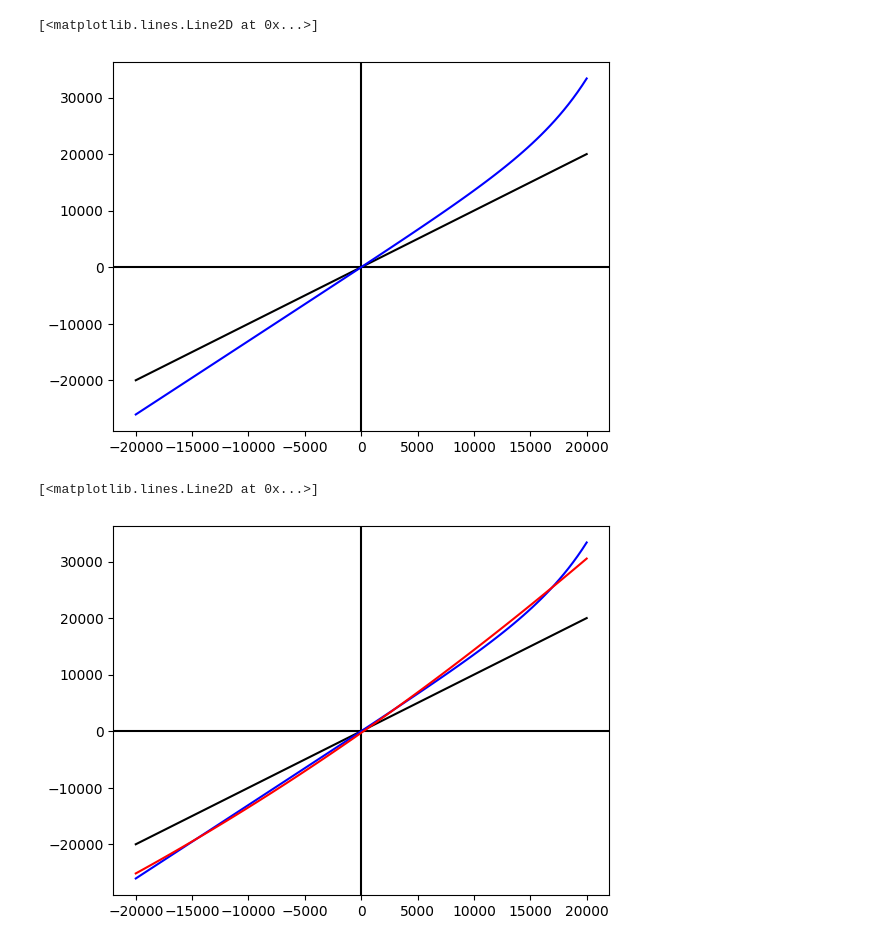
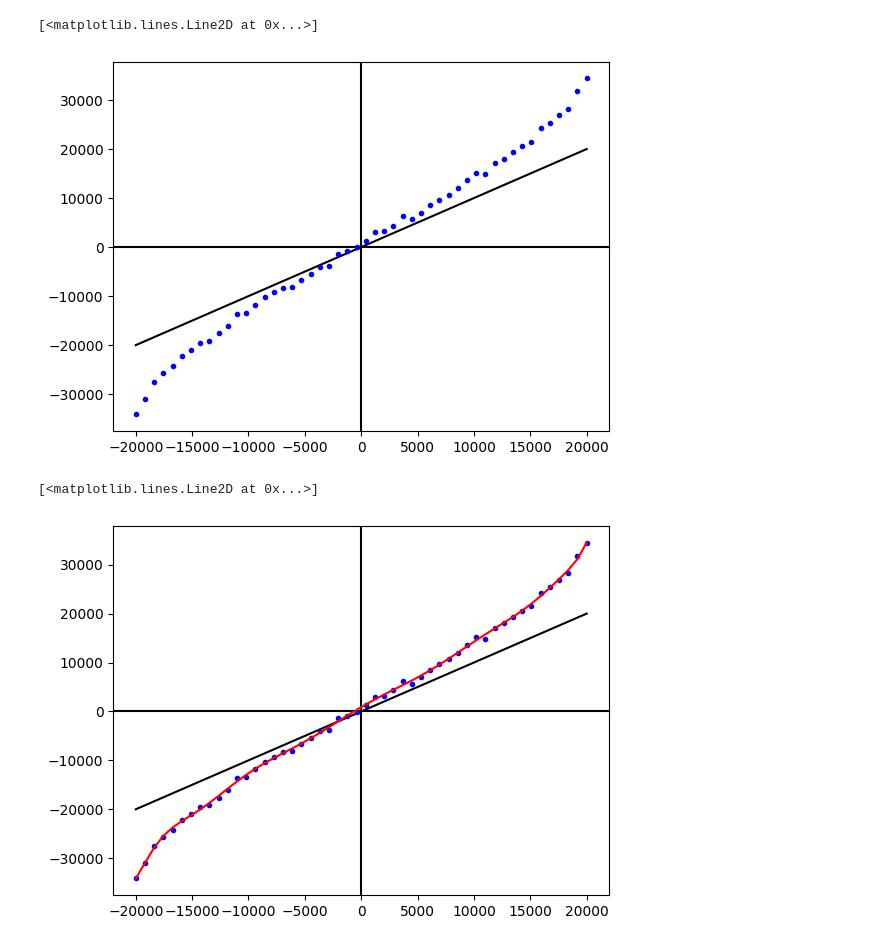
Before and after one commit to stefanschell/playground, a Jupyter notebook: playground.ipynb, the cells around one changed output. Saved outputs shown, nothing was run; the diff lists cells and outputs as text; code cells hidden in the pictures.

```diff
--- a/playground.ipynb
+++ b/playground.ipynb
@@ -5,27 +5,41 @@ import matplotlib.pyplot as plt
 # %%
 x_min = -20000
 x_max = +20000
-x_num = 100
+x_num = 50
+
 xV = np.linspace(x_min, x_max, x_num)
 # %%
 m = 1.3
+b = 500
+
 a = 50
 T = 4000
-yV =  m * xV + a * (np.exp(xV/T) - 1)
+
+n = 500
+
+yV_lin = m * xV + b
+yV_exp = np.sign(xV) * a * (np.exp(abs(xV)/T) - 1)
+yV_noi = n * np.random.normal(size=xV.size)
+
+yV = yV_lin + yV_exp + yV_noi
+
 plt.axvline(x=0, color='k')
 plt.axhline(y=0, color='k')
-plt.plot(xV, xV, 'xk')
-plt.plot(xV, yV, 'b')
+plt.plot(xV, xV, 'k')
+plt.plot(xV, yV, '.b')
 # %% [output]
 [<matplotlib.lines.Line2D at 0x...>]
-[figure, old version]
+[figure, new version]
 # %%
-f = np.poly1d(np.polyfit(xV, yV, deg=2))
+deg = 13
+
+f = np.poly1d(np.polyfit(xV, yV, deg=deg))
+
 plt.axvline(x=0, color='k')
 plt.axhline(y=0, color='k')
 plt.plot(xV, xV, 'k')
-plt.plot(xV, yV, 'b')
+plt.plot(xV, yV, '.b')
 plt.plot(xV, f(xV), 'r')
 # %% [output]
 [<matplotlib.lines.Line2D at 0x...>]
-[figure, old version]
+[figure, new version]
```
Also changed, not shown: parts of 1 cell of this notebook.
